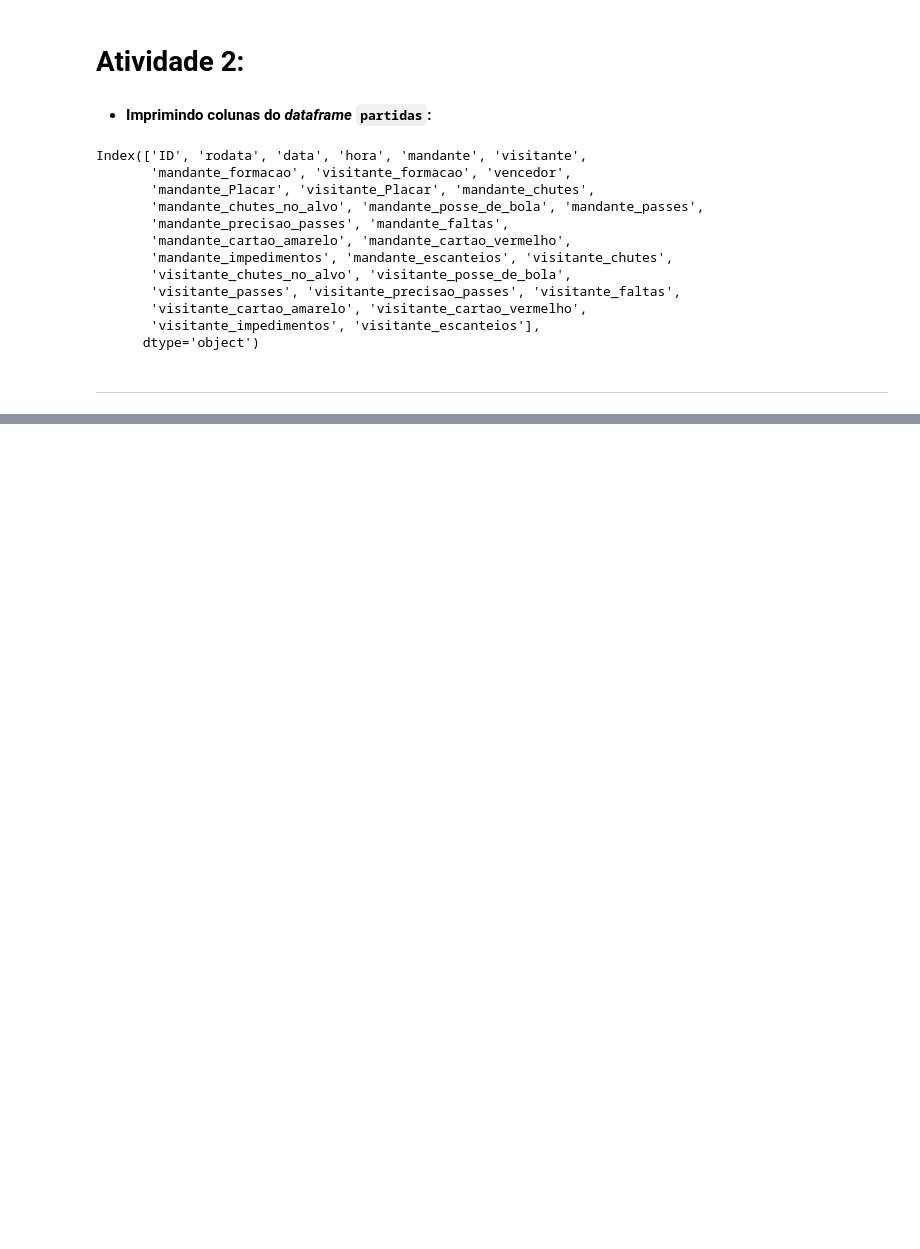
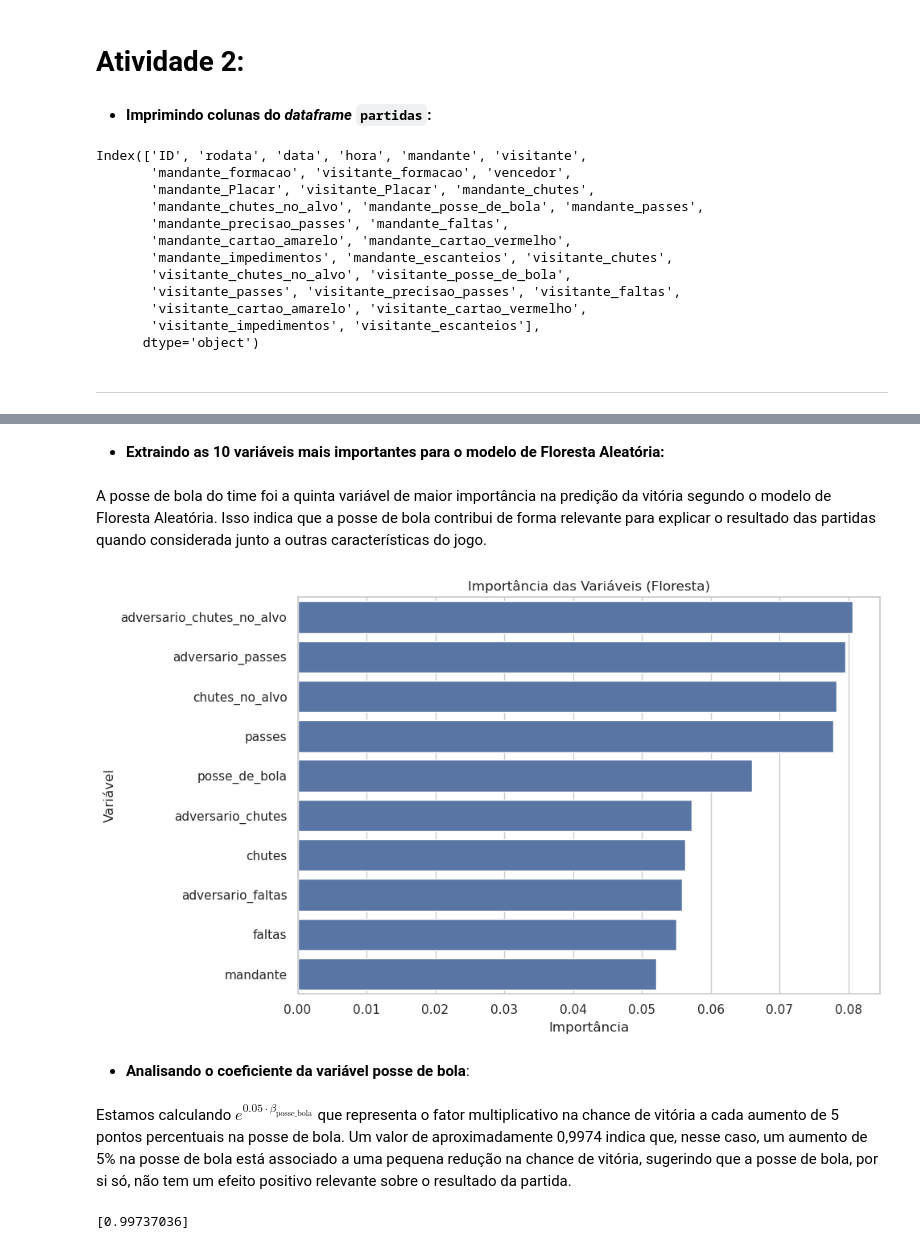
Before and after one commit to lucas-battisti/desafio-tecnico, a Jupyter notebook: notebook.ipynb, the cells around one changed output, grey strips where cells are left out. Saved outputs shown, nothing was run; the diff lists cells and outputs as text; code cells hidden in the pictures; blank space fills up the shorter version.

```diff
--- a/notebook.ipynb
+++ b/notebook.ipynb
@@ -336,0 +535,35 @@ Index(['ID', 'rodata', 'data', 'hora', 'mandante', 'visitante',
+# %% [markdown]
+* **Extraindo as 10 variáveis mais importantes para o modelo de Floresta Aleatória:**
+# %% [markdown]
+A posse de bola do time foi a quinta variável de maior importância na predição da vitória segundo o modelo de Floresta Aleatória. Isso indica que a posse de bola contribui de forma relevante para explicar o resultado das partidas quando considerada junto a outras características do jogo.
+# %%
+# Importâncias das variáveis
+importances = floresta.feature_importances_
+features = X.columns
+
+# Cria DataFrame com as importâncias
+importancia_df = pd.DataFrame({
+    'variavel': features,
+    'importancia': importances
+}).sort_values(by='importancia', ascending=False)
+
+# Visualiza as 10 mais importantes
+plt.figure(figsize=(10, 6))
+sns.barplot(x='importancia', y='variavel', data=importancia_df.head(10))
+plt.title('Importância das Variáveis (Floresta)')
+plt.xlabel('Importância')
+plt.ylabel('Variável')
+plt.tight_layout()
+plt.show()
+# %% [output]
+[figure, added]
+# %% [markdown]
+* **Analisando o coeficiente da variável posse de bola**:
+# %% [markdown]
+Estamos calculando $e^{0.05 \cdot \beta_{\text{posse\_}\text{bola}}}$ que representa o fator multiplicativo na chance de vitória a cada aumento de 5 pontos percentuais na posse de bola. Um valor de aproximadamente 0,9974 indica que, nesse caso, um aumento de 5% na posse de bola está associado a uma pequena redução na chance de vitória, sugerindo que a posse de bola, por si só, não tem um efeito positivo relevante sobre o resultado da partida.
+# %%
+posse_de_bola_coef = logistica.coef_[0][X_train.columns == 'posse_de_bola'] # Coeficientes das variável posse de bola
+
+print(np.exp(0.05*posse_de_bola_coef))
+# %% [output]
+[0.99737036]
```
Also changed, not shown: parts of 35 cells of this notebook.
